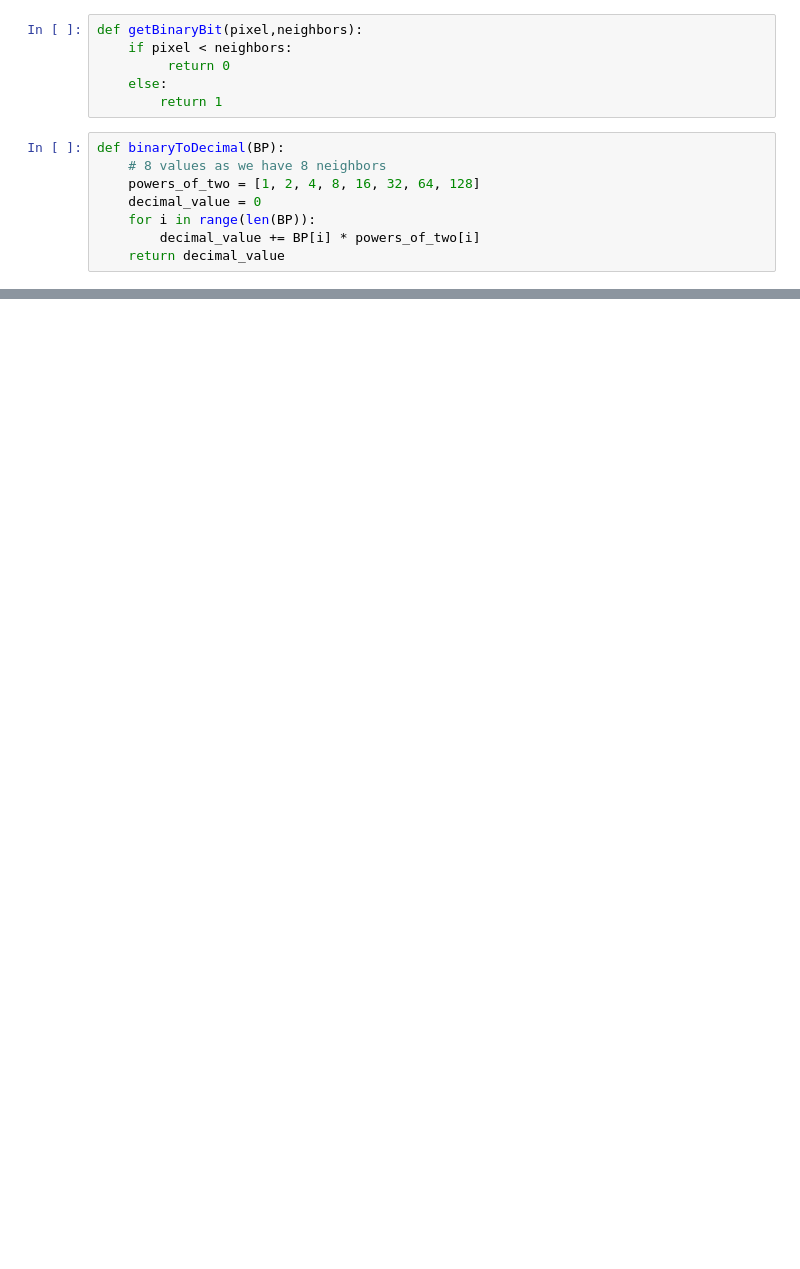
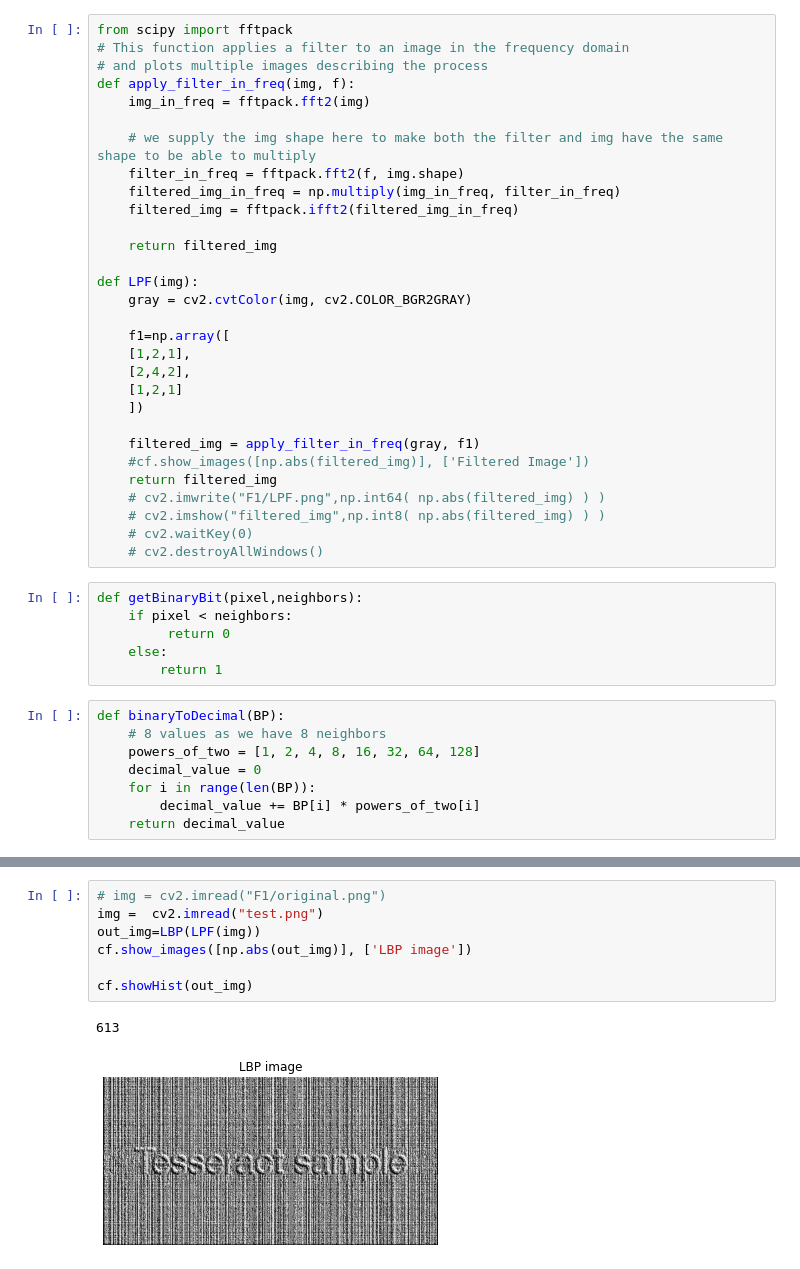
Before and after one commit to Omar-ahmed314/S-he-detector, a Jupyter notebook: LBP.ipynb, the cells around one changed output, grey strips where cells are left out. Saved outputs shown, nothing was run; the diff lists cells and outputs as text; blank space fills up the shorter version.

Commit message:
LBP histogram

```diff
--- a/LBP.ipynb
+++ b/LBP.ipynb
@@ -4,3 +5,33 @@ import numpy as np
+# %%
+from scipy import fftpack
+# This function applies a filter to an image in the frequency domain
+# and plots multiple images describing the process
+def apply_filter_in_freq(img, f):
+    img_in_freq = fftpack.fft2(img)
+
+    # we supply the img shape here to make both the filter and img have the same shape to be able to multiply
+    filter_in_freq = fftpack.fft2(f, img.shape)
+    filtered_img_in_freq = np.multiply(img_in_freq, filter_in_freq)
+    filtered_img = fftpack.ifft2(filtered_img_in_freq)
+
+    return filtered_img
+
+def LPF(img):
+    gray = cv2.cvtColor(img, cv2.COLOR_BGR2GRAY)
+
+    f1=np.array([
+    [1,2,1],
+    [2,4,2],
+    [1,2,1]
+    ])
+
+    filtered_img = apply_filter_in_freq(gray, f1)
+    #cf.show_images([np.abs(filtered_img)], ['Filtered Image'])
+    return filtered_img
+    # cv2.imwrite("F1/LPF.png",np.int64( np.abs(filtered_img) ) )
+    # cv2.imshow("filtered_img",np.int8( np.abs(filtered_img) ) )
+    # cv2.waitKey(0)
+    # cv2.destroyAllWindows()
 # %%
 def getBinaryBit(pixel,neighbors):
     if pixel < neighbors:
@@ -59,3 +90,13 @@ def LBP(img):
             LBP_Img[i][j]=binaryToDecimal(BP)
             BP=[] # reset the binary pattern vector
     return LBP_Img
+# %%
+# img = cv2.imread("F1/original.png")
+img =  cv2.imread("test.png")
+out_img=LBP(LPF(img))
+cf.show_images([np.abs(out_img)], ['LBP image'])
+
+cf.showHist(out_img)
+# %% [output]
+613
+[figure, added]
```
Also changed, not shown: parts of 4 cells of this notebook.
